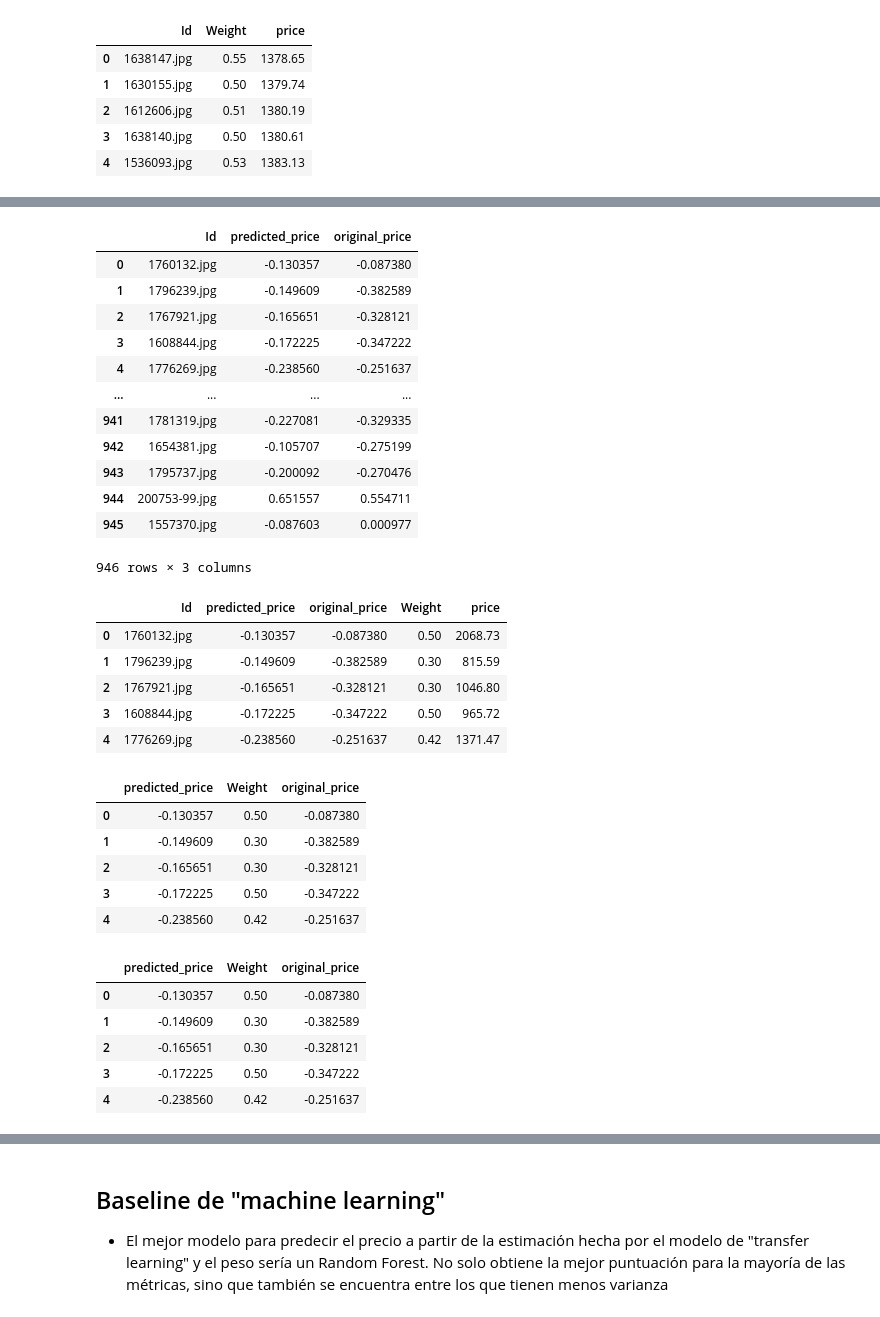
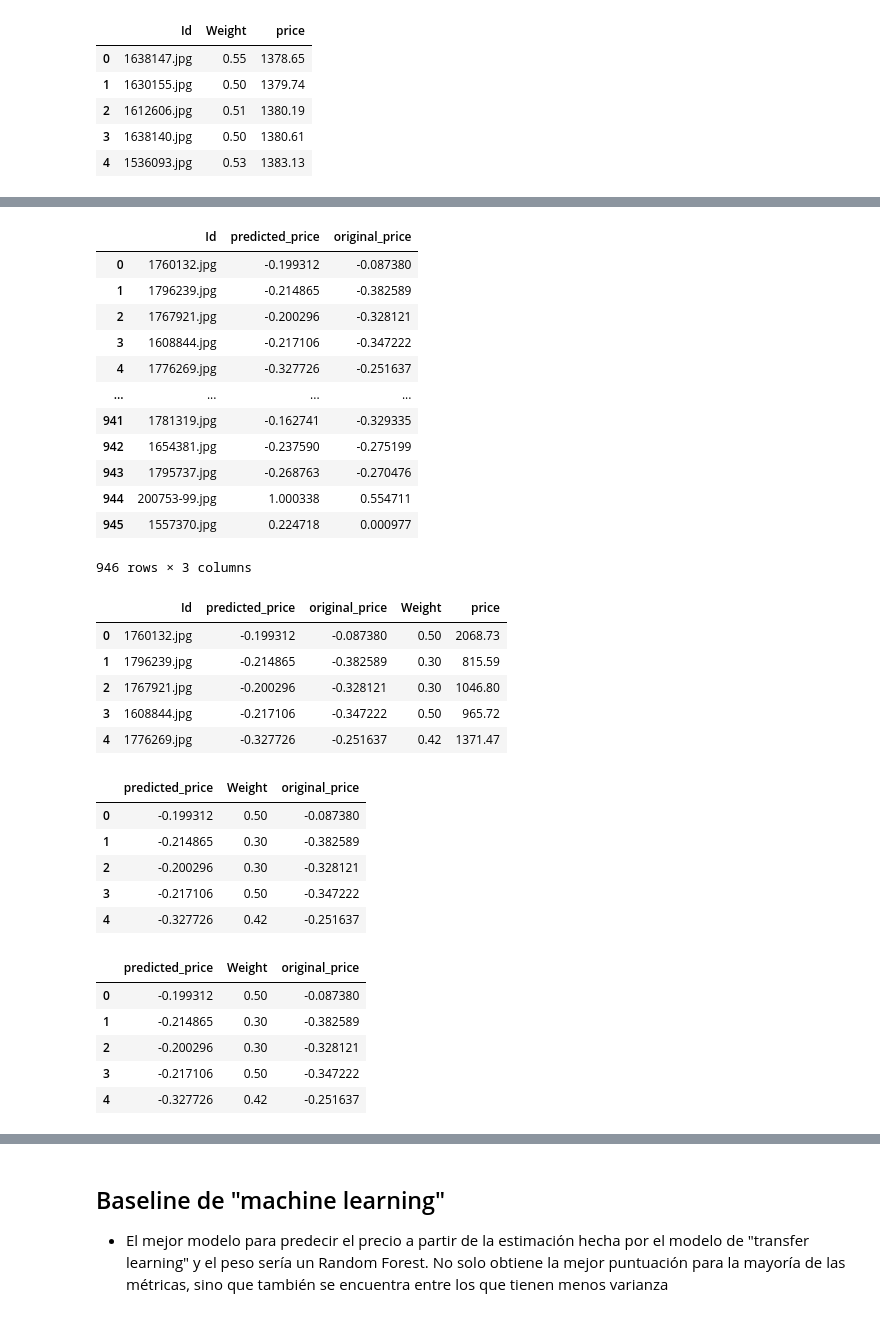
Before and after one commit to RogerPerello/Machine_learning-diamonds, a Jupyter notebook: src/notebooks/project/8_model_optimization_image.ipynb, the cells around one changed output, grey strips where cells are left out. Cells and saved outputs as stored; diff of their text form; code cells hidden in the pictures.

```diff
--- a/src/notebooks/project/8_model_optimization_image.ipynb
+++ b/src/notebooks/project/8_model_optimization_image.ipynb
@@ -524,13 +525,13 @@ df_images_data.head()
 | 3 | 1638140.jpg | 0.50 | 1380.61 |
 | 4 | 1536093.jpg | 0.53 | 1383.13 |
 # %%
-previously_predicted_price = model_cnn.predict(test_generator)
+# previously_predicted_price = model.predict(test_generator)
 
-df_images_weight = pd.DataFrame(data={'Id': test_generator.filenames,
-                                          'predicted_price': previously_predicted_price[:, 0].tolist(),
-                                          'original_price': test_generator.labels[:, 0].tolist()
-                                          }
-                                   )
+# df_images_weight = pd.DataFrame(data={'Id': test_generator.filenames,
+#                                           'predicted_price': previously_predicted_price[:, 0].tolist(),
+#                                           'original_price': test_generator.labels[:, 0].tolist()
+#                                           }
+#                                    )
 
-df_images_weight
+# df_images_weight
 # %% [output]
@@ -538,51 +539,51 @@ df_images_weight
 |  | Id | predicted_price | original_price |
-| 0 | 1760132.jpg | -0.130357 | -0.087380 |
-| 1 | 1796239.jpg | -0.149609 | -0.382589 |
-| 2 | 1767921.jpg | -0.165651 | -0.328121 |
-| 3 | 1608844.jpg | -0.172225 | -0.347222 |
-| 4 | 1776269.jpg | -0.238560 | -0.251637 |
+| 0 | 1760132.jpg | -0.199312 | -0.087380 |
+| 1 | 1796239.jpg | -0.214865 | -0.382589 |
+| 2 | 1767921.jpg | -0.200296 | -0.328121 |
+| 3 | 1608844.jpg | -0.217106 | -0.347222 |
+| 4 | 1776269.jpg | -0.327726 | -0.251637 |
 | ... | ... | ... | ... |
-| 941 | 1781319.jpg | -0.227081 | -0.329335 |
-| 942 | 1654381.jpg | -0.105707 | -0.275199 |
-| 943 | 1795737.jpg | -0.200092 | -0.270476 |
-| 944 | 200753-99.jpg | 0.651557 | 0.554711 |
-| 945 | 1557370.jpg | -0.087603 | 0.000977 |
+| 941 | 1781319.jpg | -0.162741 | -0.329335 |
+| 942 | 1654381.jpg | -0.237590 | -0.275199 |
+| 943 | 1795737.jpg | -0.268763 | -0.270476 |
+| 944 | 200753-99.jpg | 1.000338 | 0.554711 |
+| 945 | 1557370.jpg | 0.224718 | 0.000977 |
 946 rows × 3 columns
 # %%
-df_images_weight = pd.merge(df_images_weight, df_images_data, on=['Id'], how='left')
+# df_images_weight = pd.merge(df_images_weight, df_images_data, on=['Id'], how='left')
 
-df_images_weight.head()
+# df_images_weight.head()
 # %% [output]
 |  | Id | predicted_price | original_price | Weight | price |
-| 0 | 1760132.jpg | -0.130357 | -0.087380 | 0.50 | 2068.73 |
-| 1 | 1796239.jpg | -0.149609 | -0.382589 | 0.30 | 815.59 |
-| 2 | 1767921.jpg | -0.165651 | -0.328121 | 0.30 | 1046.80 |
-| 3 | 1608844.jpg | -0.172225 | -0.347222 | 0.50 | 965.72 |
-| 4 | 1776269.jpg | -0.238560 | -0.251637 | 0.42 | 1371.47 |
+| 0 | 1760132.jpg | -0.199312 | -0.087380 | 0.50 | 2068.73 |
+| 1 | 1796239.jpg | -0.214865 | -0.382589 | 0.30 | 815.59 |
+| 2 | 1767921.jpg | -0.200296 | -0.328121 | 0.30 | 1046.80 |
+| 3 | 1608844.jpg | -0.217106 | -0.347222 | 0.50 | 965.72 |
+| 4 | 1776269.jpg | -0.327726 | -0.251637 | 0.42 | 1371.47 |
 # %%
-df_images_weight = df_images_weight[['predicted_price', 'Weight', 'original_price']]
+# df_images_weight = df_images_weight[['predicted_price', 'Weight', 'original_price']]
 
-df_images_weight.head()
+# df_images_weight.head()
 # %% [output]
 |  | predicted_price | Weight | original_price |
-| 0 | -0.130357 | 0.50 | -0.087380 |
-| 1 | -0.149609 | 0.30 | -0.382589 |
-| 2 | -0.165651 | 0.30 | -0.328121 |
-| 3 | -0.172225 | 0.50 | -0.347222 |
-| 4 | -0.238560 | 0.42 | -0.251637 |
+| 0 | -0.199312 | 0.50 | -0.087380 |
+| 1 | -0.214865 | 0.30 | -0.382589 |
+| 2 | -0.200296 | 0.30 | -0.328121 |
+| 3 | -0.217106 | 0.50 | -0.347222 |
+| 4 | -0.327726 | 0.42 | -0.251637 |
 # %%
-joblib.dump(df_images_weight, '/content/gdrive/My Drive/fixed_images_dataframe.pkl')
+# joblib.dump(df_images_weight, '/content/gdrive/My Drive/fixed_images_dataframe.pkl')
 
-df_images_weight_imported = joblib.load('/content/gdrive/My Drive/fixed_images_dataframe.pkl')
+# df_images_weight_imported = joblib.load('/content/gdrive/My Drive/fixed_images_dataframe.pkl')
 
-df_images_weight_imported.head()
+# df_images_weight_imported.head()
 # %% [output]
 |  | predicted_price | Weight | original_price |
-| 0 | -0.130357 | 0.50 | -0.087380 |
-| 1 | -0.149609 | 0.30 | -0.382589 |
-| 2 | -0.165651 | 0.30 | -0.328121 |
-| 3 | -0.172225 | 0.50 | -0.347222 |
-| 4 | -0.238560 | 0.42 | -0.251637 |
+| 0 | -0.199312 | 0.50 | -0.087380 |
+| 1 | -0.214865 | 0.30 | -0.382589 |
+| 2 | -0.200296 | 0.30 | -0.328121 |
+| 3 | -0.217106 | 0.50 | -0.347222 |
+| 4 | -0.327726 | 0.42 | -0.251637 |
 # %%
 df_images_weight = joblib.load('fixed_images_dataframe.pkl')
 
```
Also changed, not shown: parts of 16 cells of this notebook, 2 other files.
